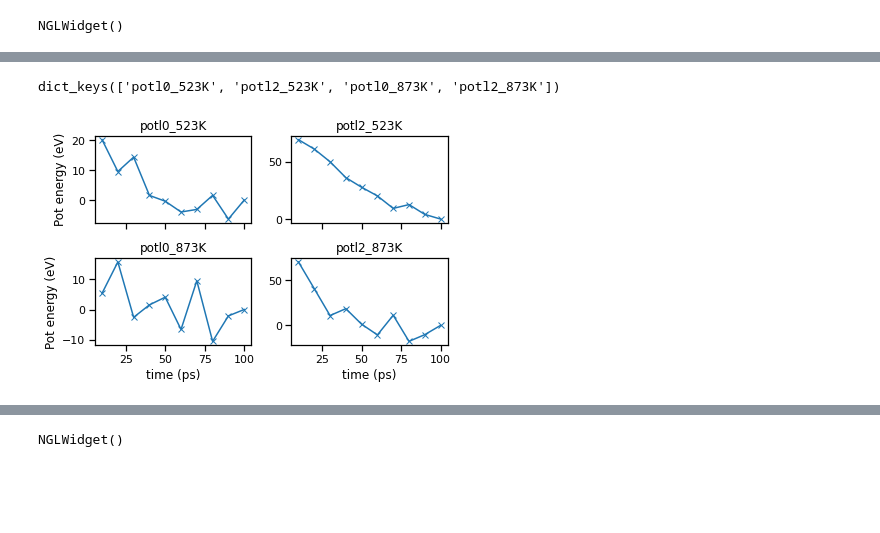
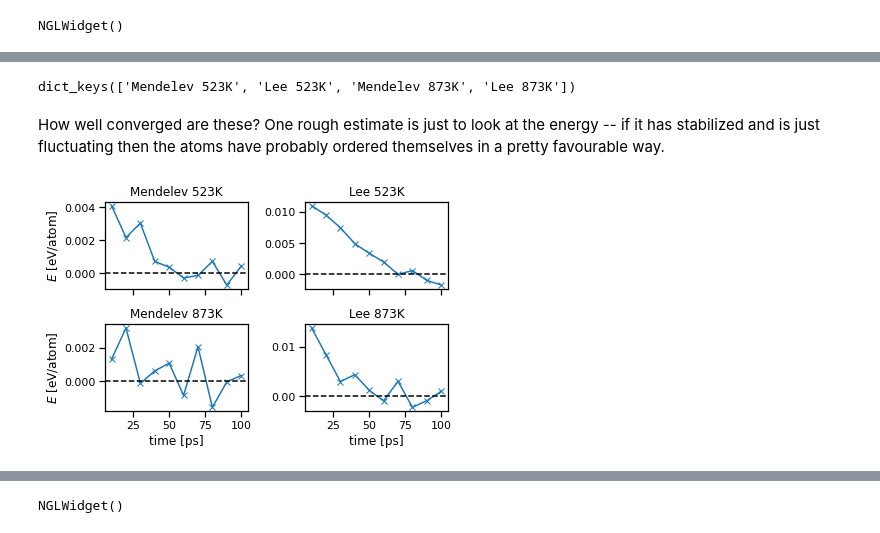
Before and after one commit to liamhuber/FeAl_solution, a Jupyter notebook: project.ipynb, the cells around one changed output, grey strips where cells are left out. Saved outputs shown, nothing was run; the diff lists cells and outputs as text; code cells hidden in the pictures; blank space fills up the shorter version.

```diff
--- a/project.ipynb
+++ b/project.ipynb
@@ -1,3 +13,5 @@
+# %%
+SERVER = 'cm'
 # %%
 from pyiron_feal import Project
 import numpy as np
@@ -158,14 +196,15 @@ NGLWidget()
 # %%
 mcmd_jobs = {}
+potl_name = ['Mendelev', 'Lee']
 for T in [523, 873]:
-    for potl, run_time in zip([0, 2], [86400, 345599]):
+    for i, potl in enumerate([0, 2]):
         job = pr.create.job.mcmd.small_cube(
             temperature=T,
             potl_index=potl,
             n_ionic_steps=1e5,
             n_print=1e4
         )
-        job.server.queue = 'cm'
+        job.server.queue = SERVER
         job.run()
-        mcmd_jobs[f'potl{potl}_{T}K'] = job
+        mcmd_jobs[f'{potl_name[i]} {T}K'] = job
 # %% [output]
@@ -176,22 +215,27 @@ for T in [523, 873]:
 # %%
 mcmd_jobs.keys()
 # %% [output]
-dict_keys(['potl0_523K', 'potl2_523K', 'potl0_873K', 'potl2_873K'])
+dict_keys(['Mendelev 523K', 'Lee 523K', 'Mendelev 873K', 'Lee 873K'])
+# %% [markdown]
+How well converged are these? One rough estimate is just to look at the energy -- if it has stabilized and is just fluctuating then the atoms have probably ordered themselves in a pretty favourable way.
 # %%
 fig, axes = plt.subplots(ncols=2, nrows=2, sharex=True)
-for ax, (name, job) in zip(axes.flatten(), mcmd_jobs.items()):
+for ax, (title, job) in zip(axes.flatten(), mcmd_jobs.items()):
+    N = len(job.structure)
     time = (1 + np.arange(len(job.output.energy_pot[1:]))) * 10  # ps
-    ax.plot(time, job.output.energy_pot[1:] - job.output.energy_pot[-1], marker='x')
-    ax.set_title(name)
-axes[1, 0].set_xlabel('time (ps)')
-axes[1, 1].set_xlabel('time (ps)')
-axes[0, 0].set_ylabel('Pot energy (eV)')
-axes[1, 0].set_ylabel('Pot energy (eV)')
+    mean_last_5 = job.output.energy_pot[-5:].mean() / N
+    ax.plot(time, (job.output.energy_pot[1:] / N) - mean_last_5, marker='x')
+    ax.axhline(0, color='k', linestyle='--')
+    ax.set_title(title) #job.potential['Name'].values[0])
+axes[1, 0].set_xlabel('time [ps]')
+axes[1, 1].set_xlabel('time [ps]')
+axes[0, 0].set_ylabel('$E$ [eV/atom]')
+axes[1, 0].set_ylabel('$E$ [eV/atom]')
 fig.tight_layout()
 fig.savefig(
     'writeup/supplementary/figures/energy_conv.eps',
     format='eps'
 )
 plt.show()
 # %% [output]
-[figure, old version]
+[figure, new version]
```
Also changed, not shown: parts of 65 cells of this notebook, 7 other files.
